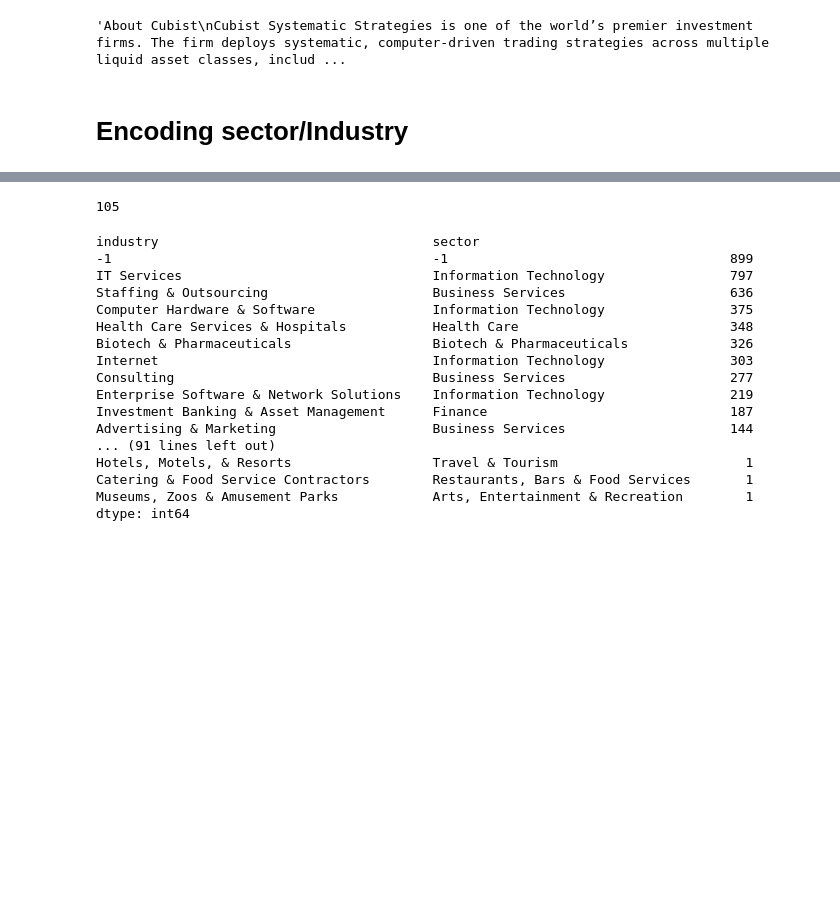
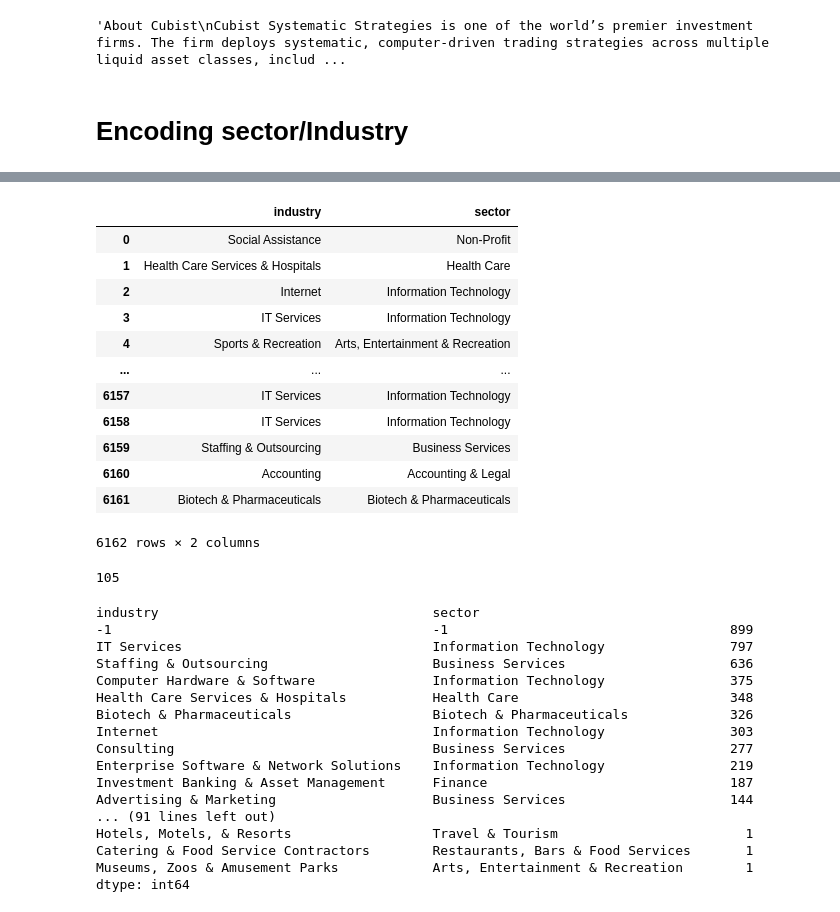
Before and after one commit to honnsey/data_scientist_skills, a Jupyter notebook: notebooks/joe_scratch.ipynb, the cells around one changed output, grey strips where cells are left out. Saved outputs shown, nothing was run; the diff lists cells and outputs as text; code cells hidden in the pictures; blank space fills up the shorter version.

```diff
--- a/notebooks/joe_scratch.ipynb
+++ b/notebooks/joe_scratch.ipynb
@@ -585,3 +601,19 @@ df
+# %%
+si_df
+# %% [output]
+|  | industry | sector |
+| 0 | Social Assistance | Non-Profit |
+| 1 | Health Care Services & Hospitals | Health Care |
+| 2 | Internet | Information Technology |
+| 3 | IT Services | Information Technology |
+| 4 | Sports & Recreation | Arts, Entertainment & Recreation |
+| ... | ... | ... |
+| 6157 | IT Services | Information Technology |
+| 6158 | IT Services | Information Technology |
+| 6159 | Staffing & Outsourcing | Business Services |
+| 6160 | Accounting | Accounting & Legal |
+| 6161 | Biotech & Pharmaceuticals | Biotech & Pharmaceuticals |
+6162 rows × 2 columns
 # %%
 pd.options.display.max_rows = 110
 # %%
```
Also changed, not shown: parts of 49 cells of this notebook.
